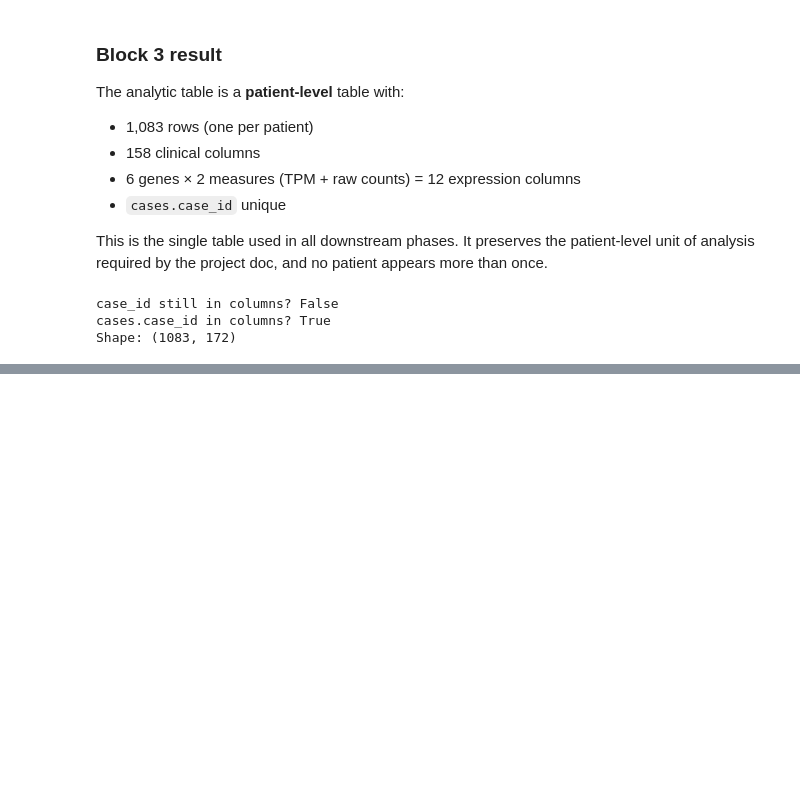
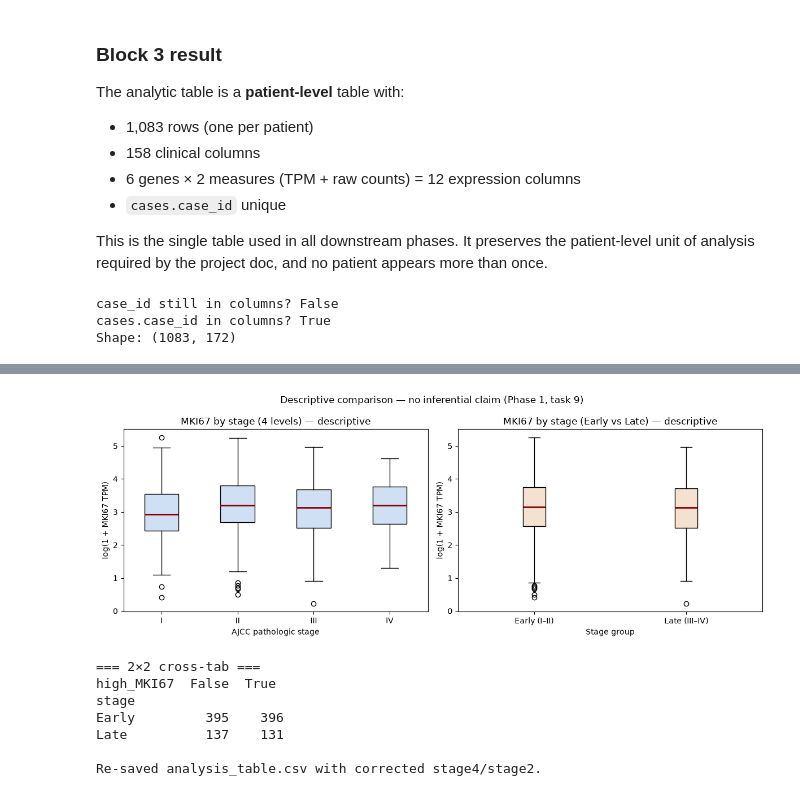
Before and after one commit to Setyhoseini/TCGA-BRCA-dataset-analysis, a Jupyter notebook: notebooks/01_first_look.ipynb, the cells around one changed output, grey strips where cells are left out. Saved outputs shown, nothing was run; the diff lists cells and outputs as text; code cells hidden in the pictures; blank space fills up the shorter version.

```diff
--- a/notebooks/01_first_look.ipynb
+++ b/notebooks/01_first_look.ipynb
@@ -689,0 +838,71 @@ Shape: (1083, 172)
+# %%
+# ============================================================
+# BLOCK 5 — Descriptive comparison of MKI67 across stage groups
+# (Phase 1, task 9 — descriptive only; NO test, NO p-value)
+# ============================================================
+
+# Binary grouping for later phases (defined now, used descriptively here)
+at["stage2"] = at["stage4"].map({"I": "Early", "II": "Early",
+                                 "III": "Late",  "IV": "Late"})
+at["log_MKI67"] = np.log1p(to_num(at["MKI67_tpm"]))
+
+# --- Summary table by 4-level stage ---
+summary4 = (at
+    .groupby("stage4")["log_MKI67"]
+    .agg(n="count", mean="mean", median="median",
+         sd="std", q1=lambda s: s.quantile(.25),
+         q3=lambda s: s.quantile(.75))
+    .reindex(order4)
+    .round(3)
+)
+print("=== Descriptive summary: log(MKI67) by stage (4 levels) ===")
+print(summary4)
+summary4.to_csv("../figures/p1_summary_MKI67_by_stage4.csv")
+
+summary2 = (at
+    .groupby("stage2")["log_MKI67"]
+    .agg(n="count", mean="mean", median="median",
+         sd="std", q1=lambda s: s.quantile(.25),
+         q3=lambda s: s.quantile(.75))
+    .reindex(["Early", "Late"])
+    .round(3)
+)
+print("\n=== Descriptive summary: log(MKI67) by stage (Early vs Late) ===")
+print(summary2)
+
+data_by_stage = [at.loc[at["stage4"] == s, "log_MKI67"].dropna().values
+                 for s in order4]
+fig, axes = plt.subplots(1, 2, figsize=(12, 4.5))
+
+axes[0].boxplot(data_by_stage, tick_labels=order4, patch_artist=True,
+                boxprops=dict(facecolor="#cfe0f5"),
+                medianprops=dict(color="darkred", linewidth=2))
+axes[0].set_xlabel("AJCC pathologic stage")
+axes[0].set_ylabel("log(1 + MKI67 TPM)")
+axes[0].set_title("MKI67 by stage (4 levels) — descriptive")
+
+data_by_stage2 = [at.loc[at["stage2"] == s, "log_MKI67"].dropna().values
+                  for s in ["Early", "Late"]]
+axes[1].boxplot(data_by_stage2, tick_labels=["Early (I–II)", "Late (III–IV)"],
+                patch_artist=True,
+                boxprops=dict(facecolor="#f5e1cf"),
+                medianprops=dict(color="darkred", linewidth=2))
+axes[1].set_xlabel("Stage group")
+axes[1].set_ylabel("log(1 + MKI67 TPM)")
+axes[1].set_title("MKI67 by stage (Early vs Late) — descriptive")
+
+fig.suptitle("Descriptive comparison — no inferential claim (Phase 1, task 9)")
+fig.tight_layout()
+fig.savefig("../figures/p1_MKI67_by_stage_boxplot.png", dpi=150)
+plt.show()
+
+median_log = at["log_MKI67"].median()
+at["high_MKI67"] = at["log_MKI67"] > median_log
+cross = pd.crosstab(at["stage2"], at["high_MKI67"],
+                    rownames=["stage"], colnames=["high_MKI67"])
+print("\n=== 2×2 cross-tab ===")
+print(cross)
+
+at.to_csv("../data/processed/analysis_table.csv", index=False)
+print("\nRe-saved analysis_table.csv with corrected stage4/stage2.")
+# %% [output]
@@ -689,0 +922,8 @@ Shape: (1083, 172)
+[figure, added]
+=== 2×2 cross-tab ===
+high_MKI67  False  True
+stage
+Early         395    396
+Late          137    131
+
+Re-saved analysis_table.csv with corrected stage4/stage2.
```
Also changed, not shown: parts of 5 cells of this notebook, 15 other files.
